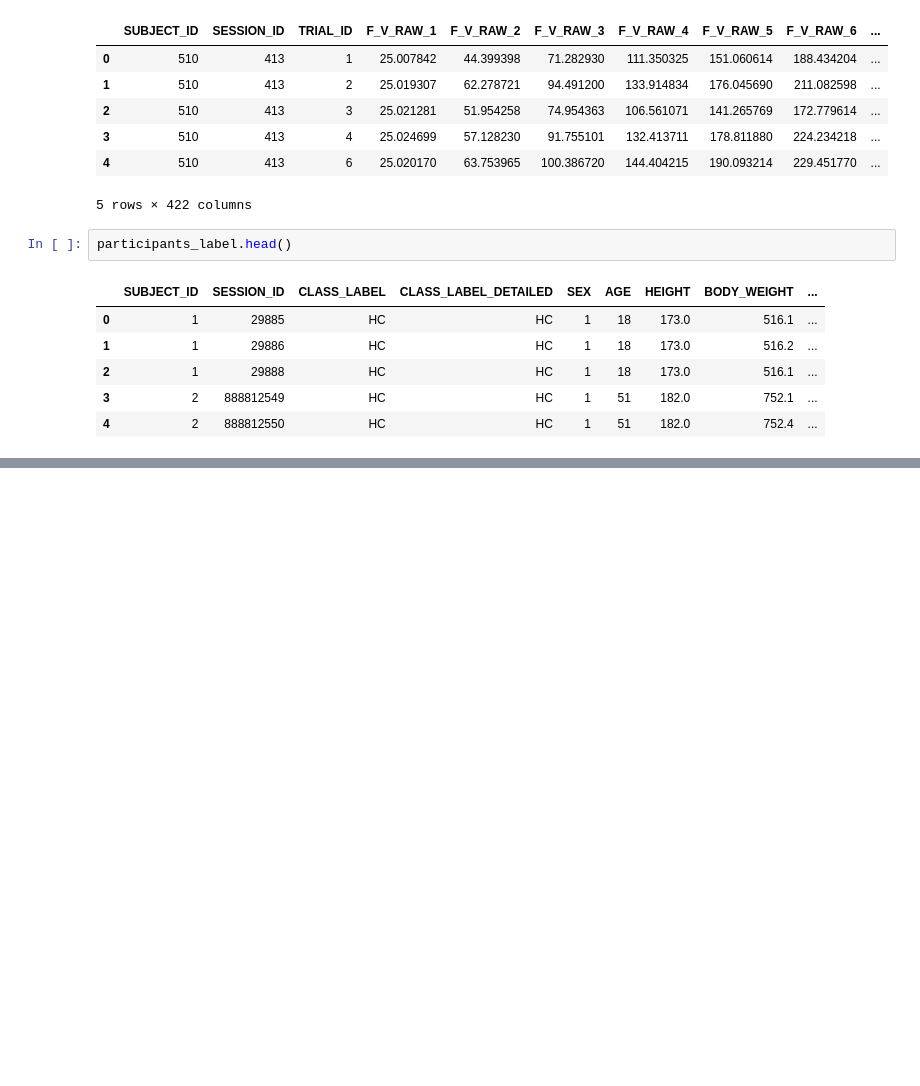
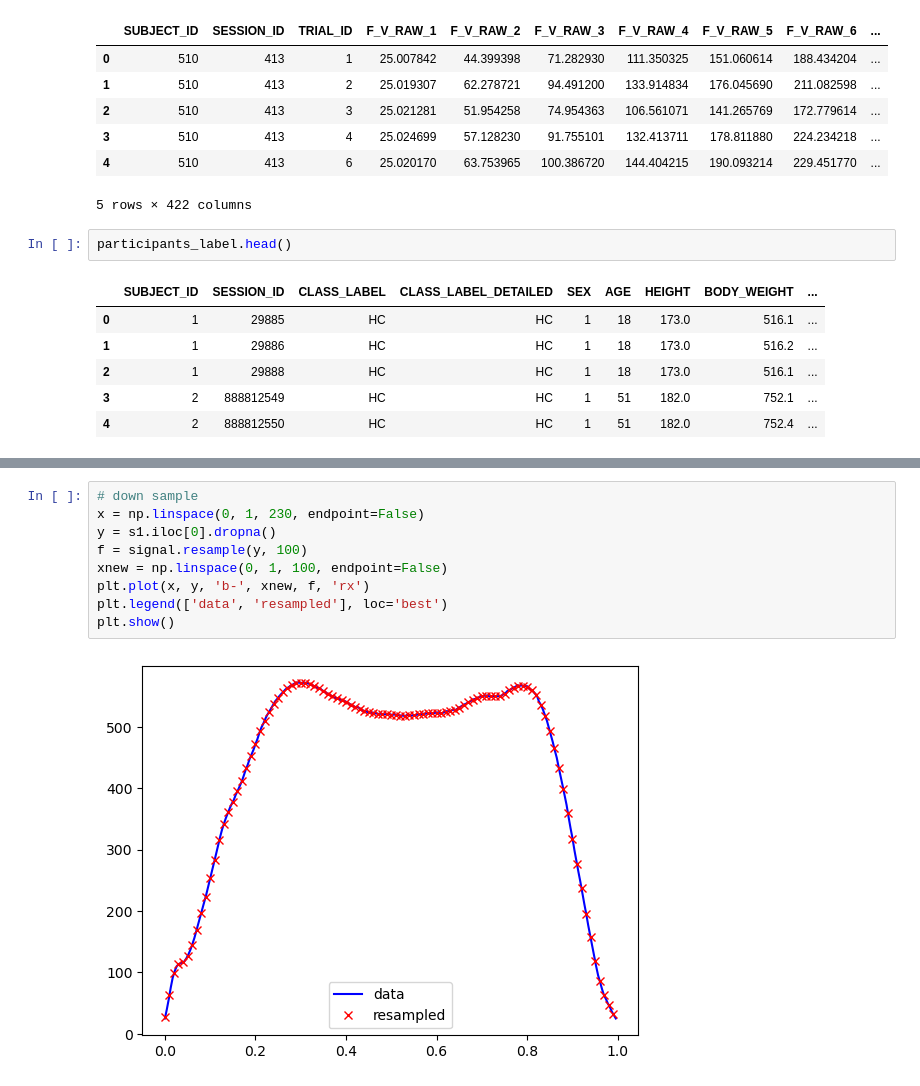
Before and after one commit to chengtng/project_5, a Jupyter notebook: code/1_Data_Processing.ipynb, the cells around one changed output, grey strips where cells are left out. Cells and saved outputs as stored; diff of their text form; blank space fills up the shorter version.

```diff
--- a/code/1_Data_Processing.ipynb
+++ b/code/1_Data_Processing.ipynb
@@ -46,0 +309,11 @@ participants_label.head()
+# %%
+# down sample
+x = np.linspace(0, 1, 230, endpoint=False)
+y = s1.iloc[0].dropna()
+f = signal.resample(y, 100)
+xnew = np.linspace(0, 1, 100, endpoint=False)
+plt.plot(x, y, 'b-', xnew, f, 'rx')
+plt.legend(['data', 'resampled'], loc='best')
+plt.show()
+# %% [output]
+[figure, added]
```
Also changed, not shown: parts of 45 cells of this notebook, 4 other files.
